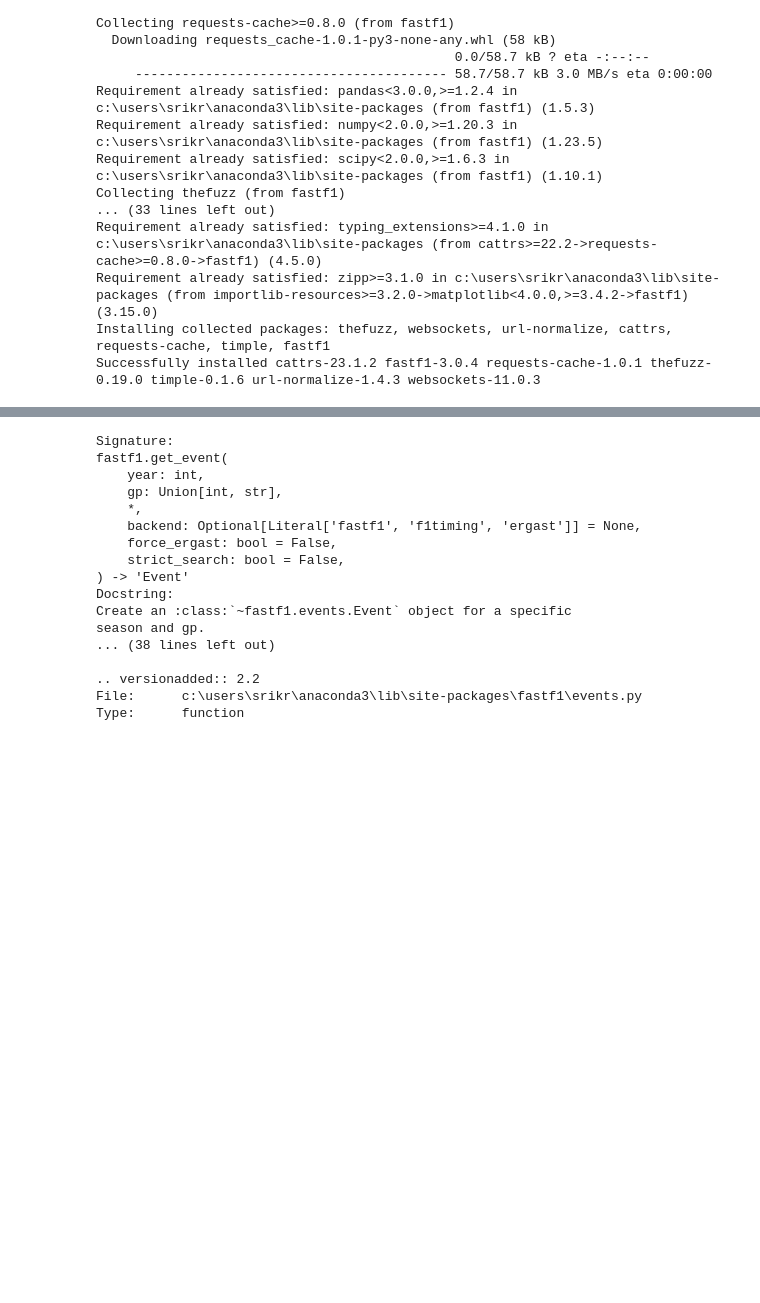
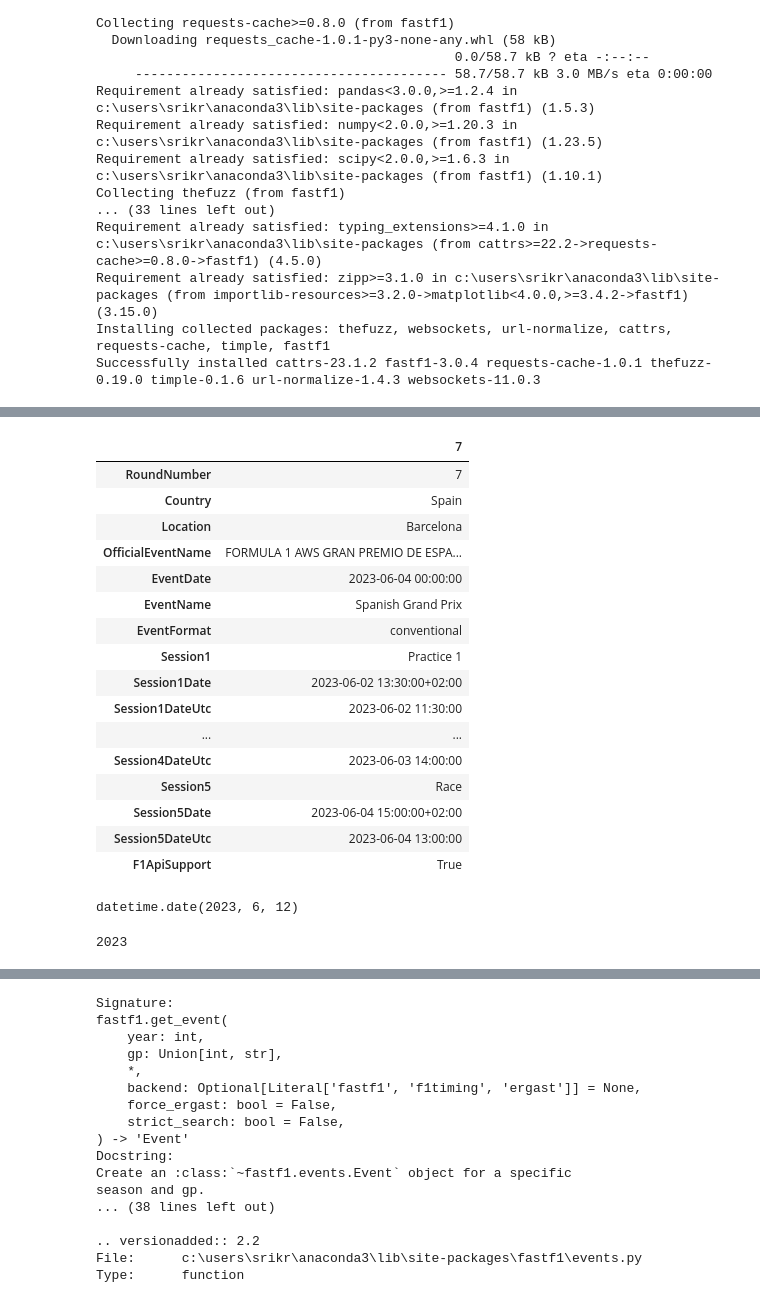
Before and after one commit to srikrishnaa97/F1-data-analysis, a Jupyter notebook: f1_data_analysis.ipynb, the cells around one changed output, grey strips where cells are left out. Drawn from its saved outputs; the diff is of its cells as text; code cells hidden in the pictures; blank space fills up the shorter version.

```diff
--- a/f1_data_analysis.ipynb
+++ b/f1_data_analysis.ipynb
@@ -42,0 +104,30 @@ For more information see :ref:`logging`.
+# %%
+schedule = fastf1.get_event_schedule(2023)
+schedule[schedule['EventName']=='Spanish Grand Prix'].T
+# %% [output]
+|  | 7 |
+| RoundNumber | 7 |
+| Country | Spain |
+| Location | Barcelona |
+| OfficialEventName | FORMULA 1 AWS GRAN PREMIO DE ESPA... |
+| EventDate | 2023-06-04 00:00:00 |
+| EventName | Spanish Grand Prix |
+| EventFormat | conventional |
+| Session1 | Practice 1 |
+| Session1Date | 2023-06-02 13:30:00+02:00 |
+| Session1DateUtc | 2023-06-02 11:30:00 |
+| ... | ... |
+| Session4DateUtc | 2023-06-03 14:00:00 |
+| Session5 | Race |
+| Session5Date | 2023-06-04 15:00:00+02:00 |
+| Session5DateUtc | 2023-06-04 13:00:00 |
+| F1ApiSupport | True |
+# %%
+import datetime as dt
+dt.datetime.now().date()
+# %% [output]
+datetime.date(2023, 6, 12)
+# %%
+dt.datetime.now().date().year
+# %% [output]
+2023
```
Also changed, not shown: parts of 8 cells of this notebook, 2 other files.
